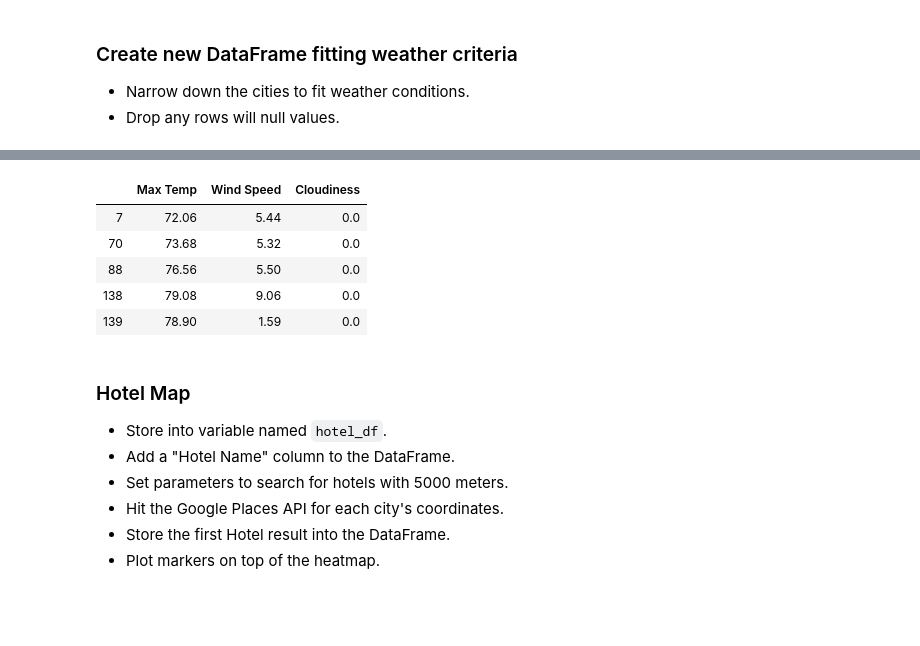
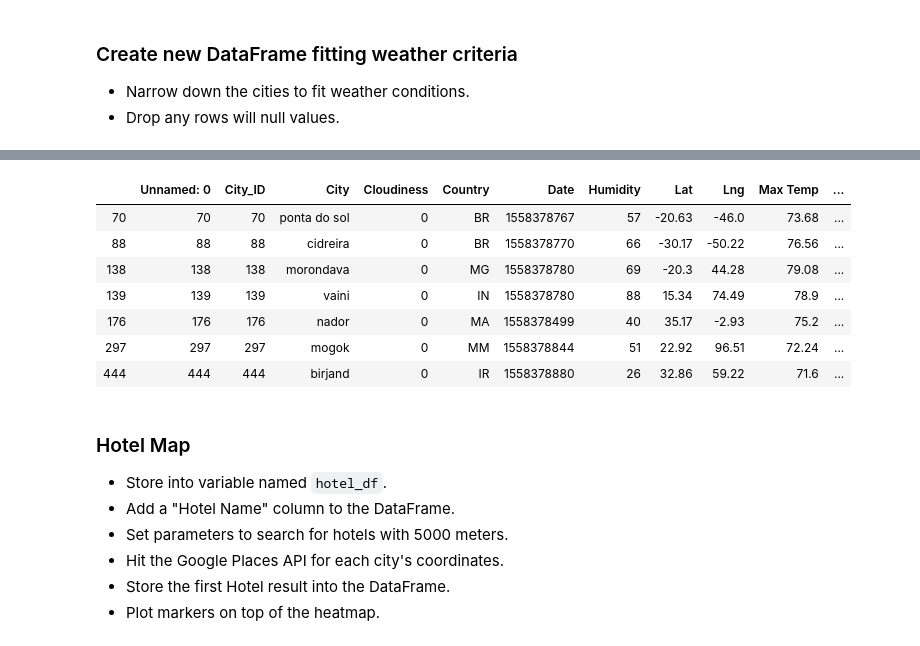
Before and after one commit to Bcliffwm/python-api-challenge, a Jupyter notebook: starter_code/VacationPy.ipynb, the cells around one changed output, grey strips where cells are left out. Drawn from its saved outputs; the diff is of its cells as text; code cells hidden in the pictures; blank space fills up the shorter version.

Commit message:
Fixed hotel_df using improved temp_df

```diff
--- a/starter_code/VacationPy.ipynb
+++ b/starter_code/VacationPy.ipynb
@@ -128,14 +91,17 @@ ideal_wind_df
-# %%
-# Narrowing down by "Cloudiness" ("Cloudiness" == 0)
-ideal_weather_df = ideal_wind_df.loc[ideal_wind_df["Cloudiness"] == 0]
-ideal_weather_df.head()
-# %% [output]
-|  | Max Temp | Wind Speed | Cloudiness |
-| 7 | 72.06 | 5.44 | 0.0 |
-| 70 | 73.68 | 5.32 | 0.0 |
-| 88 | 76.56 | 5.50 | 0.0 |
-| 138 | 79.08 | 9.06 | 0.0 |
-| 139 | 78.90 | 1.59 | 0.0 |
+# %%
+ideal_weather_df = weather_df.loc[(weather_df["Max Temp"].astype(float) < 80) & (weather_df["Max Temp"].astype(float) > 70) \
+                                    & (weather_df["Wind Speed"].astype(float) < 10) \
+                                    & (weather_df["Cloudiness"].astype(float) == 0)].dropna()
+ideal_weather_df
+# %% [output]
+|  | Unnamed: 0 | City_ID | City | Cloudiness | Country | Date | Humidity | Lat | Lng | Max Temp | ... |
+| 70 | 70 | 70 | ponta do sol | 0 | BR | 1558378767 | 57 | -20.63 | -46.0 | 73.68 | ... |
+| 88 | 88 | 88 | cidreira | 0 | BR | 1558378770 | 66 | -30.17 | -50.22 | 76.56 | ... |
+| 138 | 138 | 138 | morondava | 0 | MG | 1558378780 | 69 | -20.3 | 44.28 | 79.08 | ... |
+| 139 | 139 | 139 | vaini | 0 | IN | 1558378780 | 88 | 15.34 | 74.49 | 78.9 | ... |
+| 176 | 176 | 176 | nador | 0 | MA | 1558378499 | 40 | 35.17 | -2.93 | 75.2 | ... |
+| 297 | 297 | 297 | mogok | 0 | MM | 1558378844 | 51 | 22.92 | 96.51 | 72.24 | ... |
+| 444 | 444 | 444 | birjand | 0 | IR | 1558378880 | 26 | 32.86 | 59.22 | 71.6 | ... |
 # %% [markdown]
 ### Hotel Map
 * Store into variable named `hotel_df`.
```
Also changed, not shown: parts of 7 cells of this notebook.
